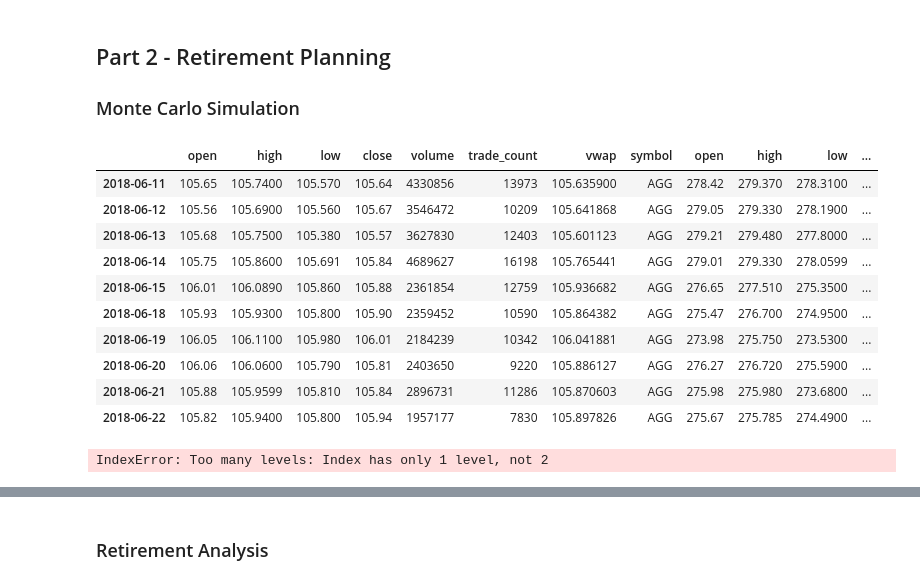
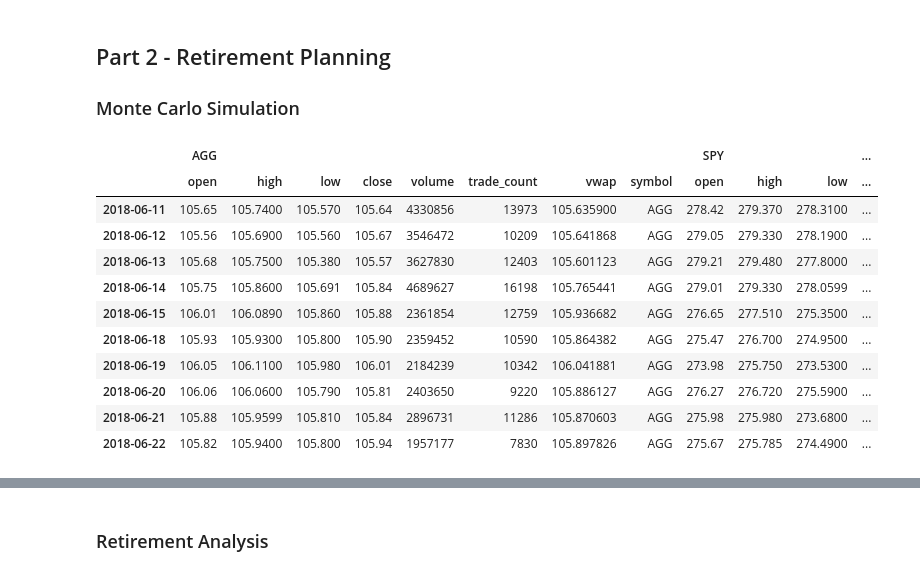
Before and after one commit to tarang99/Python-Assignment-Module-5, a Jupyter notebook: financial-planner.ipynb, the cells around one changed output, grey strips where cells are left out. Cells and saved outputs as stored; diff of their text form; code cells hidden in the pictures.

```diff
--- a/financial-planner.ipynb
+++ b/financial-planner.ipynb
@@ -71,7 +71,6 @@ alpaca_secret_key = os.getenv("ALPACA_SECRET_KEY")
 api = tradeapi.REST(
     alpaca_api_key,
     alpaca_secret_key,
-    api_version="v2"
 )
 # %%
 # Format current date as ISO format
@@ -189,22 +188,25 @@ start_date = pd.Timestamp('2018-06-10', tz='America/New_York').isoformat()
 end_date = pd.Timestamp('2022-06-09', tz='America/New_York').isoformat()
 # %%
 # Get 5 years' worth of historical data for SPY and AGG
+df_stock_data = api.get_bars(tickers,
+                 timeframe,
+                 start=start_date, end=end_date)
 
 
-ticker_data.tail(10)
 # Separate ticker data
 agg_df = ticker_data[ticker_data['symbol'] == 'AGG']
 spy_df = ticker_data[ticker_data['symbol'] == 'SPY']
 
 
 
 # Concatenate the ticker DataFrames
-df_stock_data = pd.concat([agg_df, spy_df], axis='columns', join='outer')
+df_stock_data = pd.concat([agg_df, spy_df], axis='columns', join='outer',keys=['AGG','SPY'])
 
 
 # Display sample data
 df_stock_data.head(10)
 # %% [output]
+|  | AGG |  |  |  |  |  |  |  | SPY |  |  | ... |
 |  | open | high | low | close | volume | trade_count | vwap | symbol | open | high | low | ... |
 | 2018-06-11 | 105.65 | 105.7400 | 105.570 | 105.64 | 4330856 | 13973 | 105.635900 | AGG | 278.42 | 279.370 | 278.3100 | ... |
 | 2018-06-12 | 105.56 | 105.6900 | 105.560 | 105.67 | 3546472 | 10209 | 105.641868 | AGG | 279.05 | 279.330 | 278.1900 | ... |
@@ -226,8 +228,6 @@ MC_Daily = MCSimulation(
     num_simulation = num_sims,
     num_trading_days = 252*30
 )
-# %% [output]
-IndexError: Too many levels: Index has only 1 level, not 2
 # %%
 # Printing the simulation input data
 MC_Daily.portfolio_data.head()
```
Also changed, not shown: parts of 10 cells of this notebook, 1 other file.
